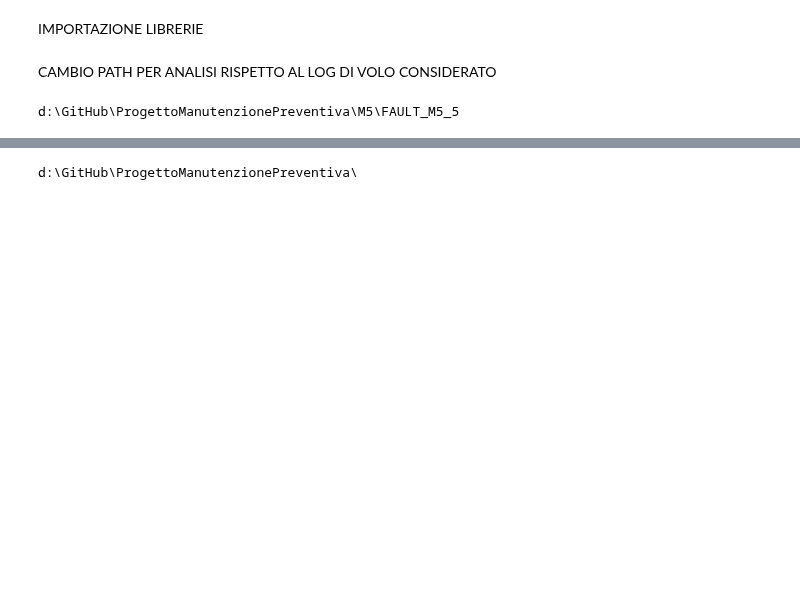
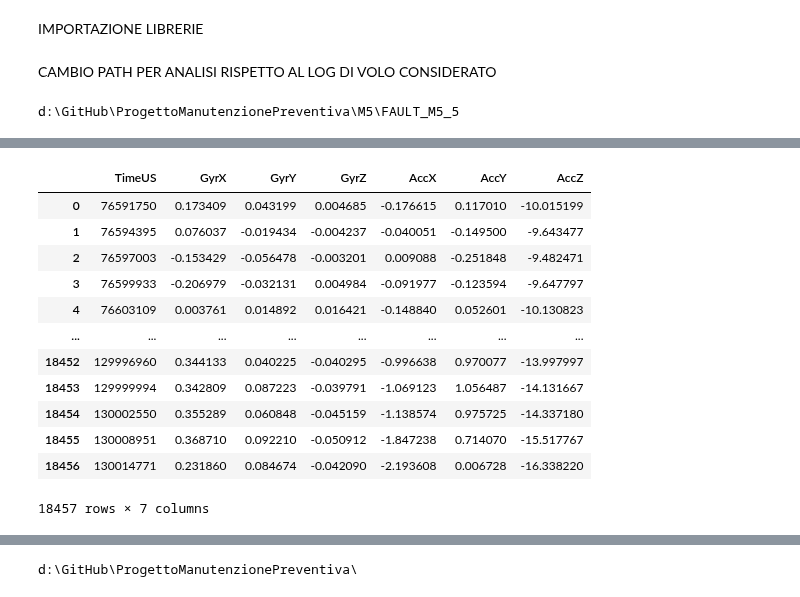
Before and after one commit to ChiaraAmalia/ProgettoManutenzionePreventiva, a Jupyter notebook: M5/FAULT_M5_5/fault_m5_5.ipynb, the cells around one changed output, grey strips where cells are left out. Saved outputs shown, nothing was run; the diff lists cells and outputs as text; code cells hidden in the pictures; blank space fills up the shorter version.

```diff
--- a/M5/FAULT_M5_5/fault_m5_5.ipynb
+++ b/M5/FAULT_M5_5/fault_m5_5.ipynb
@@ -39,0 +43,5 @@ display(rcou_m5_fault5)
+# %%
+min=rcou_m5_fault5['TimeUS'][0]
+max=rcou_m5_fault5['TimeUS'][len(rcou_m5_fault5)-1]
+print(max)
+print(min)
@@ -182,0 +168,32 @@ print(m5_fault5)
+# %%
+#valori di accelerazione e del giroscopio
+imu_0_m5_fault5 = pd.read_csv("IMU_0.csv")
+imu_0_m5_fault5 = imu_0_m5_fault5.drop(['LineNo','I', 'EG', 'EA', 'T', 'GH', 'AH', 'GHz', 'AHz'], axis=1)
+imu_0_m5_fault5 = imu_0_m5_fault5[((imu_0_m5_fault5['TimeUS'] >= min) & (imu_0_m5_fault5['TimeUS'] <= max))]
+
+imu_1_m5_fault5 = pd.read_csv("IMU_1.csv")
+imu_1_m5_fault5 = imu_1_m5_fault5.drop(['LineNo','I', 'EG', 'EA', 'T', 'GH', 'AH', 'GHz', 'AHz'], axis=1)
+imu_1_m5_fault5 = imu_1_m5_fault5[((imu_1_m5_fault5['TimeUS'] >= min) & (imu_1_m5_fault5['TimeUS'] <= max))]
+
+imu_2_m5_fault5 = pd.read_csv("IMU_2.csv")
+imu_2_m5_fault5 = imu_2_m5_fault5.drop(['LineNo','I', 'EG', 'EA', 'T', 'GH', 'AH', 'GHz', 'AHz'], axis=1)
+imu_2_m5_fault5 = imu_2_m5_fault5[((imu_2_m5_fault5['TimeUS'] >= min) & (imu_2_m5_fault5['TimeUS'] <= max))]
+
+imu_m5_fault5 = pd.concat((imu_0_m5_fault5, imu_1_m5_fault5, imu_2_m5_fault5))
+imu_m5_fault5=imu_m5_fault5.groupby(imu_m5_fault5.TimeUS, as_index=False).mean()
+
+display(imu_m5_fault5)
+# %% [output]
+|  | TimeUS | GyrX | GyrY | GyrZ | AccX | AccY | AccZ |
+| 0 | 76591750 | 0.173409 | 0.043199 | 0.004685 | -0.176615 | 0.117010 | -10.015199 |
+| 1 | 76594395 | 0.076037 | -0.019434 | -0.004237 | -0.040051 | -0.149500 | -9.643477 |
+| 2 | 76597003 | -0.153429 | -0.056478 | -0.003201 | 0.009088 | -0.251848 | -9.482471 |
+| 3 | 76599933 | -0.206979 | -0.032131 | 0.004984 | -0.091977 | -0.123594 | -9.647797 |
+| 4 | 76603109 | 0.003761 | 0.014892 | 0.016421 | -0.148840 | 0.052601 | -10.130823 |
+| ... | ... | ... | ... | ... | ... | ... | ... |
+| 18452 | 129996960 | 0.344133 | 0.040225 | -0.040295 | -0.996638 | 0.970077 | -13.997997 |
+| 18453 | 129999994 | 0.342809 | 0.087223 | -0.039791 | -1.069123 | 1.056487 | -14.131667 |
+| 18454 | 130002550 | 0.355289 | 0.060848 | -0.045159 | -1.138574 | 0.975725 | -14.337180 |
+| 18455 | 130008951 | 0.368710 | 0.092210 | -0.050912 | -1.847238 | 0.714070 | -15.517767 |
+| 18456 | 130014771 | 0.231860 | 0.084674 | -0.042090 | -2.193608 | 0.006728 | -16.338220 |
+18457 rows × 7 columns
```
Also changed, not shown: parts of 35 cells of this notebook, 32 other files.
